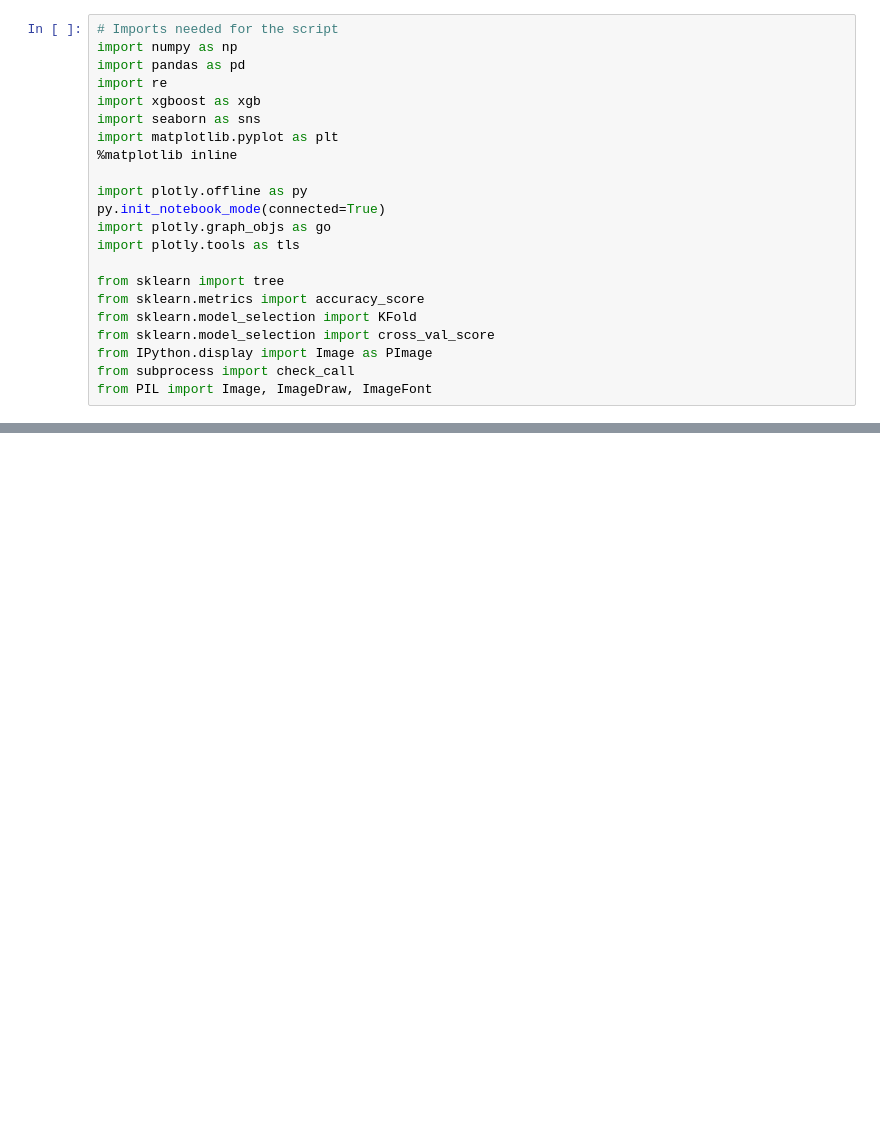
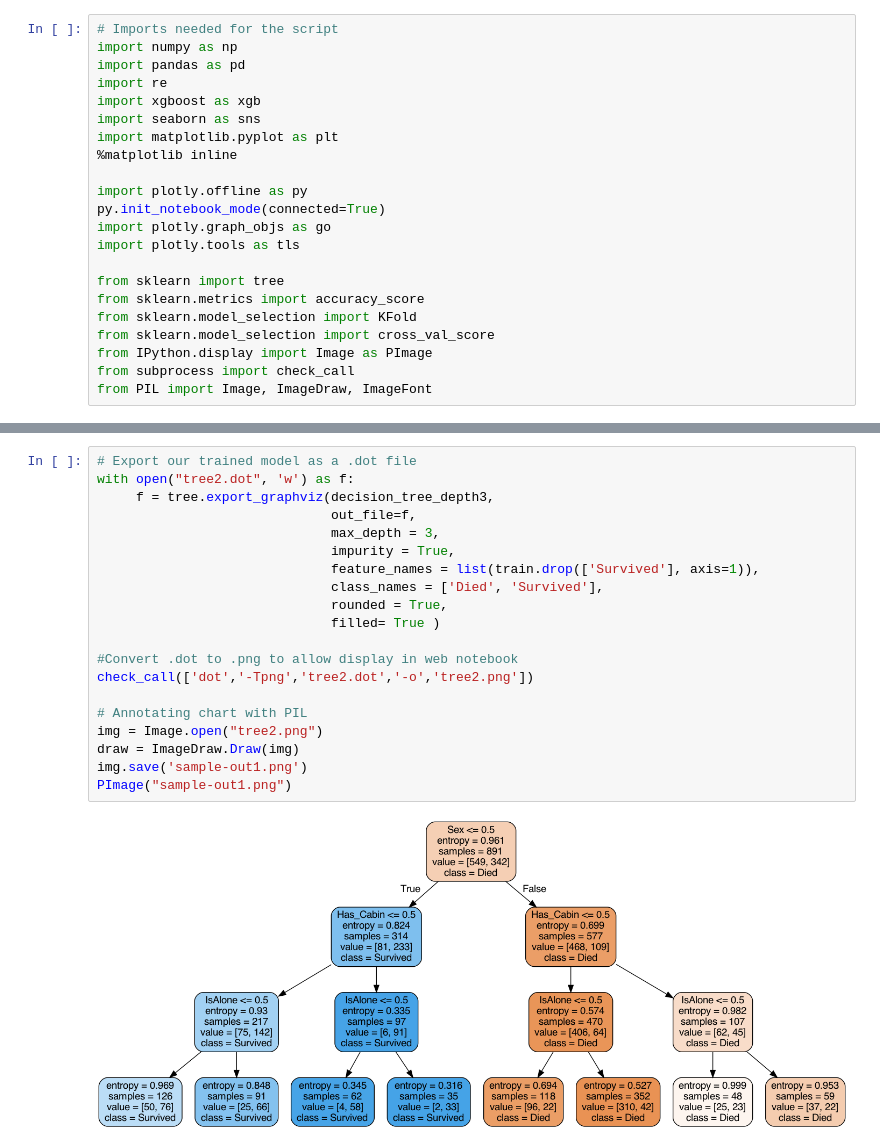
Before and after one commit to chenjieyang326/Econ-211, a Jupyter notebook: titanic_decision_tree.ipynb, the cells around one changed output, grey strips where cells are left out. Saved outputs shown, nothing was run; the diff lists cells and outputs as text; blank space fills up the shorter version.

```diff
--- a/titanic_decision_tree.ipynb
+++ b/titanic_decision_tree.ipynb
@@ -90,0 +116,22 @@ PImage("sample-out.png")
+# %%
+# Export our trained model as a .dot file
+with open("tree2.dot", 'w') as f:
+     f = tree.export_graphviz(decision_tree_depth3,
+                              out_file=f,
+                              max_depth = 3,
+                              impurity = True,
+                              feature_names = list(train.drop(['Survived'], axis=1)),
+                              class_names = ['Died', 'Survived'],
+                              rounded = True,
+                              filled= True )
+
+#Convert .dot to .png to allow display in web notebook
+check_call(['dot','-Tpng','tree2.dot','-o','tree2.png'])
+
+# Annotating chart with PIL
+img = Image.open("tree2.png")
+draw = ImageDraw.Draw(img)
+img.save('sample-out1.png')
+PImage("sample-out1.png")
+# %% [output]
+[figure, added]
```
Also changed, not shown: parts of 8 cells of this notebook, 8 other files.
